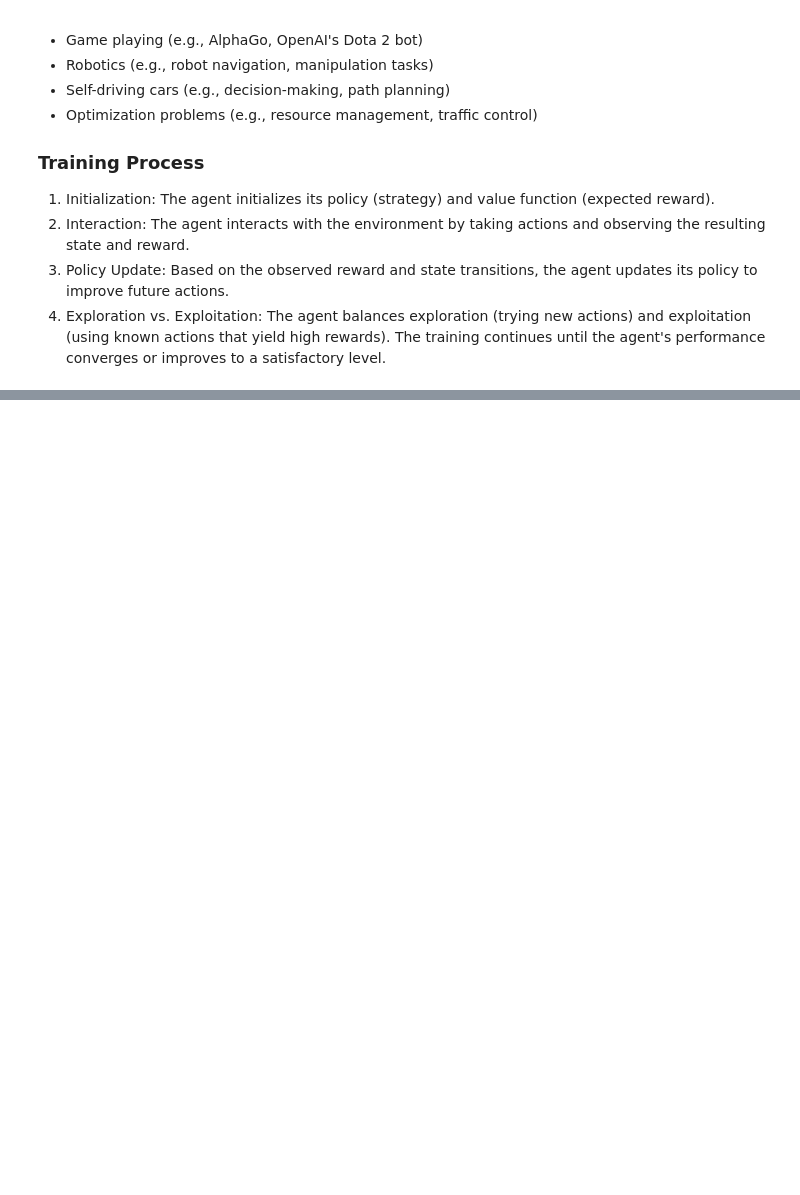
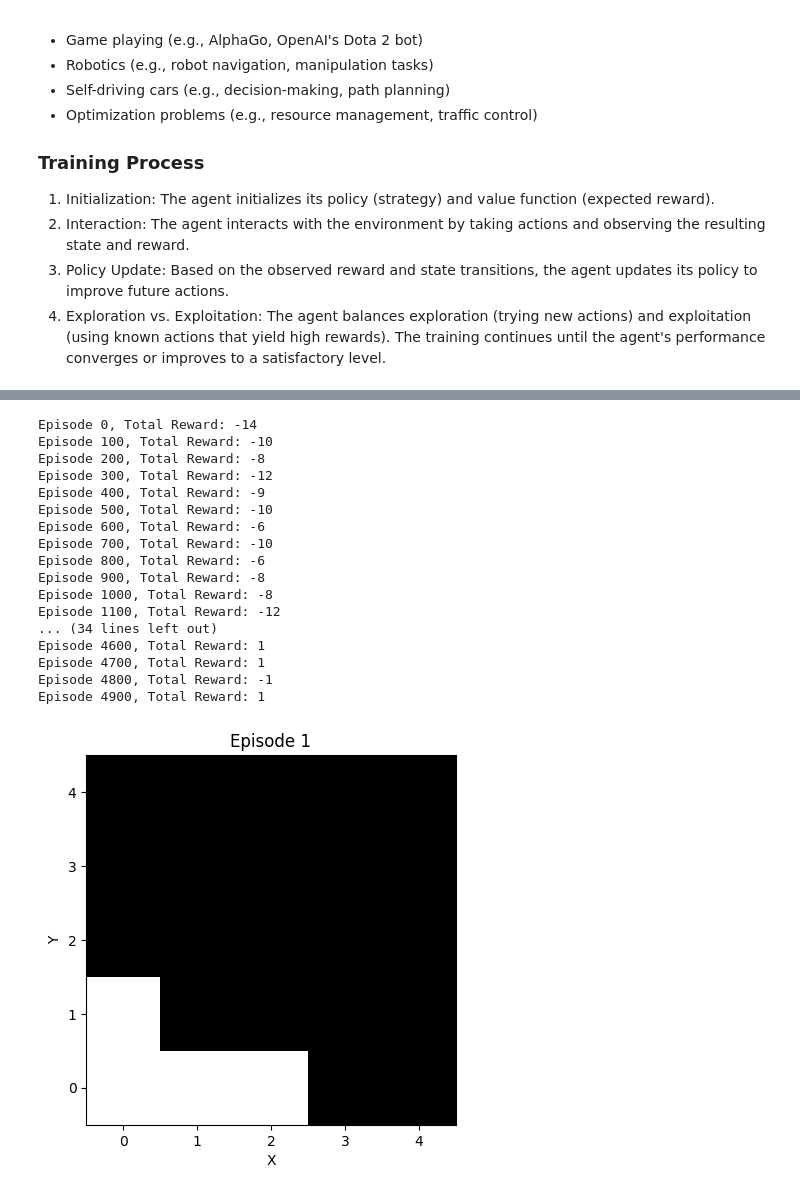
Before and after one commit to JoeyPoel/Minor-Artifical-Intelligence, a Jupyter notebook: python_nn/NeuralNetworkCompare.ipynb, the cells around one changed output, grey strips where cells are left out. Saved outputs shown, nothing was run; the diff lists cells and outputs as text; code cells hidden in the pictures; blank space fills up the shorter version.

Commit message:
Finished Reinforcement learning algorithm

```diff
--- a/python_nn/NeuralNetworkCompare.ipynb
+++ b/python_nn/NeuralNetworkCompare.ipynb
@@ -822,12 +794,0 @@ Now, let's test the trained agent in the environment.
-# %%
-# Testing loop
-state = env.start
-done = False
-
-while not done:
-    action = agent.choose_action(state)
-    env.move_agent(["UP", "DOWN", "LEFT", "RIGHT"][action])
-    done = env.is_goal_reached()
-    print(f"Agent moved to position: {env.agent_position}")
-
-print("Goal reached!")
@@ -833,0 +847,50 @@ print("Goal reached!")
+# %%
+width, height = 5, 5
+start = (0, 0)
+goal = (4, 4)
+obstacles = [(1, 1), (2, 2), (3, 3)]
+env = GridWorld(width, height, start, goal, obstacles)
+
+state_space = (width, height)
+action_space = 4  # UP, DOWN, LEFT, RIGHT
+agent = QLearningAgent(state_space, action_space)
+
+# Train the agent
+rewards, visited_states = train_q_learning(env, agent, episodes=5000)
+
+# Visualize the path for selected episodes
+episodes_to_visualize = [0, int(len(visited_states) * 2/5), int(len(visited_states) * 3/5),
+                         int(len(visited_states) * 4/5), len(visited_states) - 1]
+
+for episode_idx in episodes_to_visualize:
+    episode_states = visited_states[episode_idx]
+    grid = np.zeros((width, height))
+
+    for state in episode_states:
+        x, y = state
+        grid[x][y] = 1
+
+    plt.imshow(grid, cmap='gray', origin='lower')
+    plt.title(f"Episode {episode_idx + 1}")
+    plt.xlabel('X')
+    plt.ylabel('Y')
+    plt.show()
+# %% [output]
+Episode 0, Total Reward: -14
+Episode 100, Total Reward: -10
+Episode 200, Total Reward: -8
+Episode 300, Total Reward: -12
+Episode 400, Total Reward: -9
+Episode 500, Total Reward: -10
+Episode 600, Total Reward: -6
+Episode 700, Total Reward: -10
+Episode 800, Total Reward: -6
+Episode 900, Total Reward: -8
+Episode 1000, Total Reward: -8
+Episode 1100, Total Reward: -12
+... (34 lines left out)
+Episode 4600, Total Reward: 1
+Episode 4700, Total Reward: 1
+Episode 4800, Total Reward: -1
+Episode 4900, Total Reward: 1
+[figure, added]
```
Also changed, not shown: parts of 15 cells of this notebook.
